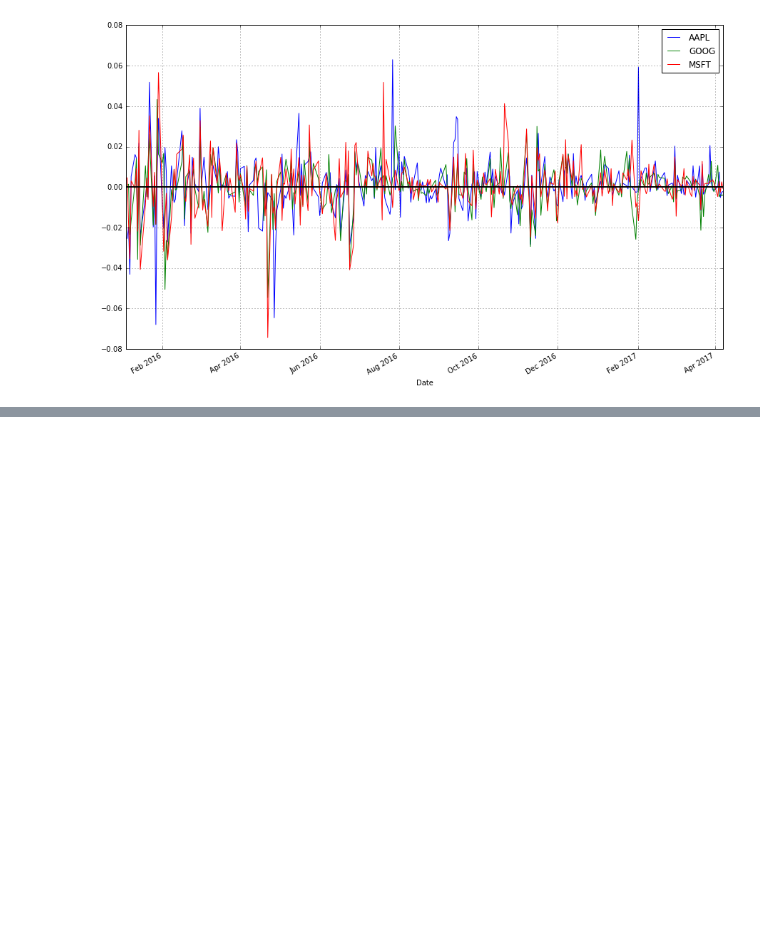
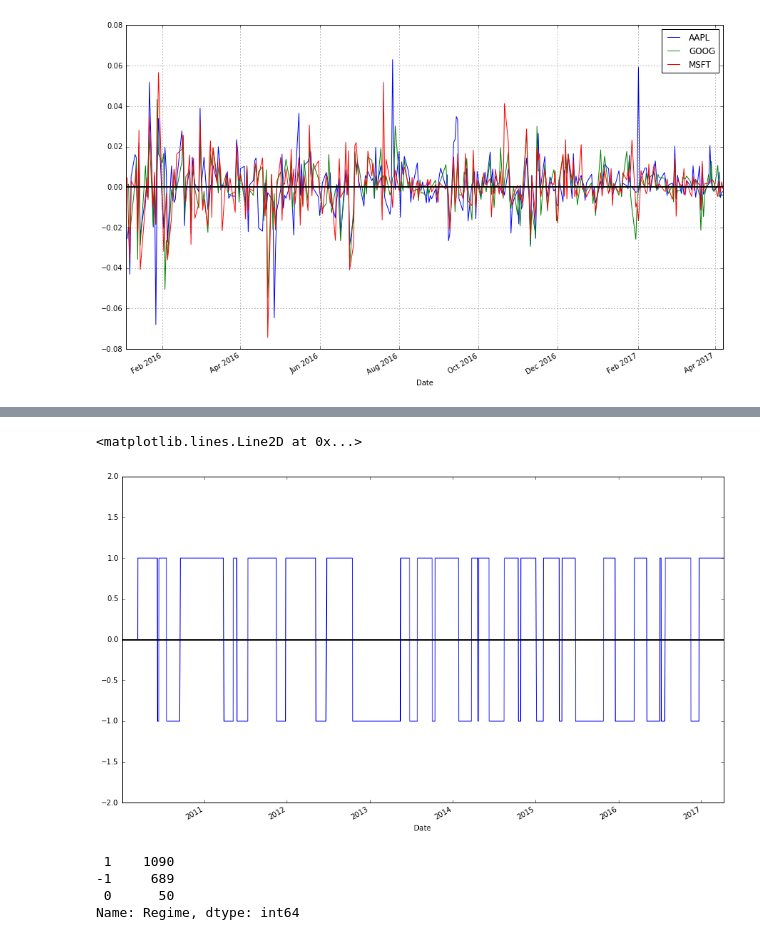
Before and after one commit to james26s/rainmaker, a Jupyter notebook: sandbox.ipynb, the cells around one changed output, grey strips where cells are left out. Drawn from its saved outputs; the diff is of its cells as text; code cells hidden in the pictures; blank space fills up the shorter version.

```diff
--- a/sandbox.ipynb
+++ b/sandbox.ipynb
@@ -191,0 +220,12 @@ AttributeError: 'Series' object has no attribute 'rolling'
+# %%
+apple["Regime"].plot(ylim = (-2,2)).axhline(y = 0, color = "black", lw = 2)
+# %% [output]
+<matplotlib.lines.Line2D at 0x...>
+[figure, added]
+# %%
+apple["Regime"].value_counts()
+# %% [output]
+ 1    1090
+-1     689
+ 0      50
+Name: Regime, dtype: int64
```
Also changed, not shown: parts of 22 cells of this notebook.
